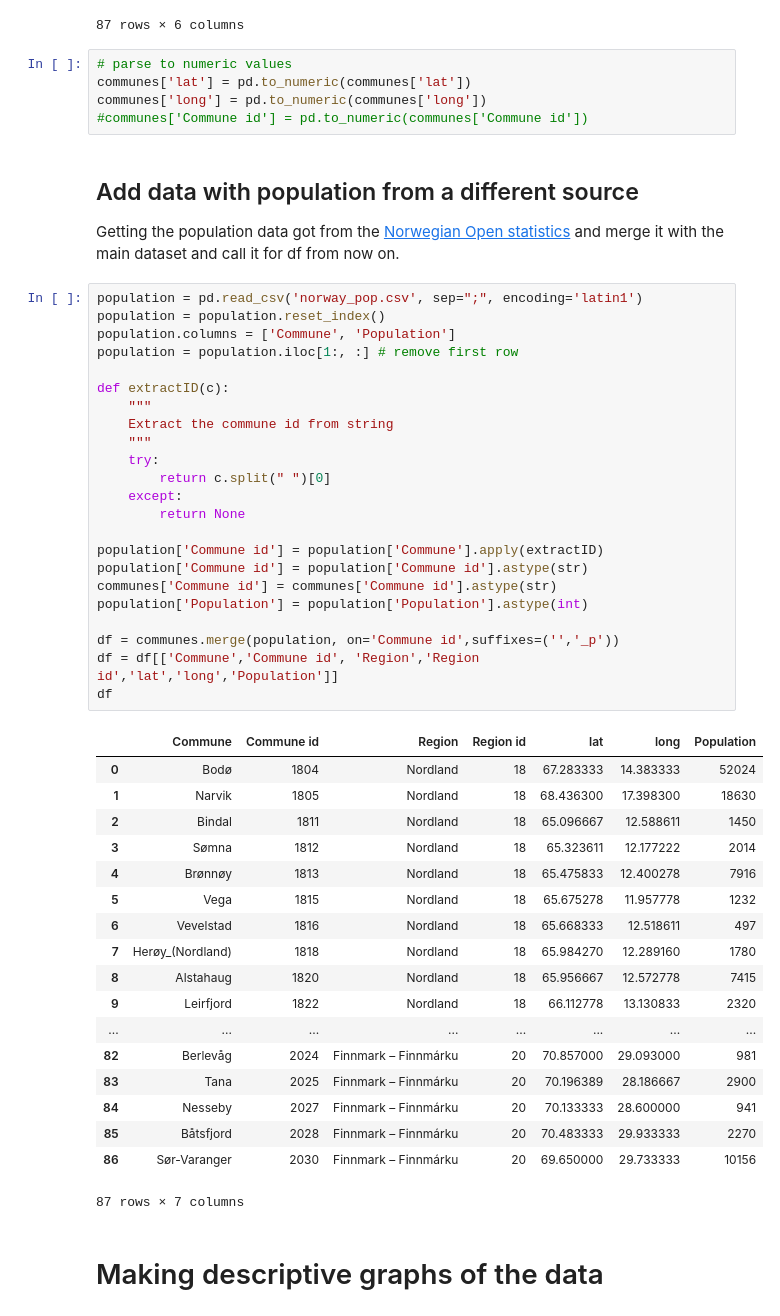
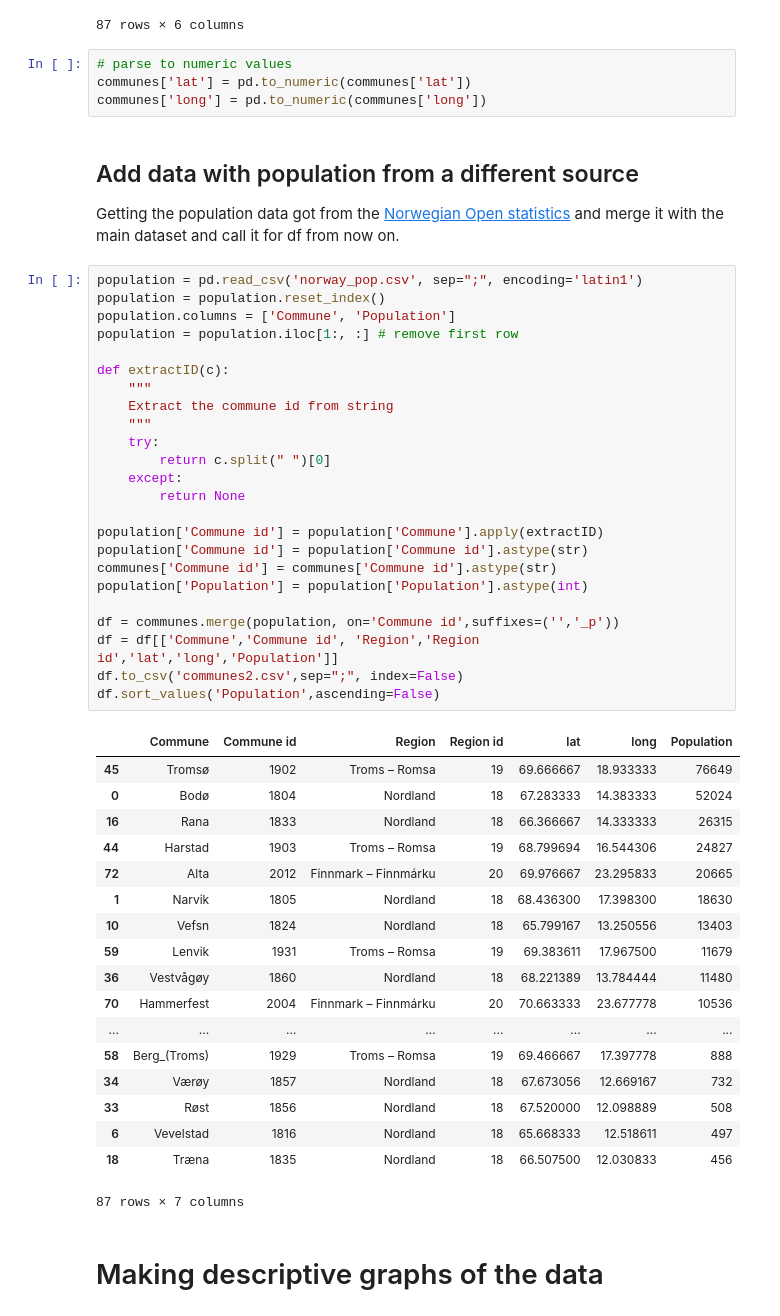
Before and after one commit to perhenrik90/Coursera_Capstone, a Jupyter notebook: getting_data.ipynb, the cells around one changed output. Saved outputs shown, nothing was run; the diff lists cells and outputs as text.

```diff
--- a/getting_data.ipynb
+++ b/getting_data.ipynb
@@ -127,51 +127,51 @@ communes # display the list with coordinates
 # parse to numeric values
 communes['lat'] = pd.to_numeric(communes['lat'])
 communes['long'] = pd.to_numeric(communes['long'])
-#communes['Commune id'] = pd.to_numeric(communes['Commune id'])
 # %% [markdown]
 ## Add data with population from a different source
 Getting the population data got from the [Norwegian Open statistics](https://www.ssb.no/befolkning) and merge it with the main dataset and call it for df from now on.
 # %%
 population = pd.read_csv('norway_pop.csv', sep=";", encoding='latin1')
 population = population.reset_index()
 population.columns = ['Commune', 'Population']
 population = population.iloc[1:, :] # remove first row
 
 def extractID(c):
     """
     Extract the commune id from string
     """
     try:
         return c.split(" ")[0]
     except:
         return None
 
 population['Commune id'] = population['Commune'].apply(extractID)
 population['Commune id'] = population['Commune id'].astype(str)
 communes['Commune id'] = communes['Commune id'].astype(str)
 population['Population'] = population['Population'].astype(int)
 
 df = communes.merge(population, on='Commune id',suffixes=('','_p'))
 df = df[['Commune','Commune id', 'Region','Region id','lat','long','Population']]
-df
+df.to_csv('communes2.csv',sep=";", index=False)
+df.sort_values('Population',ascending=False)
 # %% [output]
 |  | Commune | Commune id | Region | Region id | lat | long | Population |
+| 45 | Tromsø | 1902 | Troms – Romsa | 19 | 69.666667 | 18.933333 | 76649 |
 | 0 | Bodø | 1804 | Nordland | 18 | 67.283333 | 14.383333 | 52024 |
+| 16 | Rana | 1833 | Nordland | 18 | 66.366667 | 14.333333 | 26315 |
+| 44 | Harstad | 1903 | Troms – Romsa | 19 | 68.799694 | 16.544306 | 24827 |
+| 72 | Alta | 2012 | Finnmark – Finnmárku | 20 | 69.976667 | 23.295833 | 20665 |
 | 1 | Narvik | 1805 | Nordland | 18 | 68.436300 | 17.398300 | 18630 |
-| 2 | Bindal | 1811 | Nordland | 18 | 65.096667 | 12.588611 | 1450 |
-| 3 | Sømna | 1812 | Nordland | 18 | 65.323611 | 12.177222 | 2014 |
-| 4 | Brønnøy | 1813 | Nordland | 18 | 65.475833 | 12.400278 | 7916 |
-| 5 | Vega | 1815 | Nordland | 18 | 65.675278 | 11.957778 | 1232 |
+| 10 | Vefsn | 1824 | Nordland | 18 | 65.799167 | 13.250556 | 13403 |
+| 59 | Lenvik | 1931 | Troms – Romsa | 19 | 69.383611 | 17.967500 | 11679 |
+| 36 | Vestvågøy | 1860 | Nordland | 18 | 68.221389 | 13.784444 | 11480 |
+| 70 | Hammerfest | 2004 | Finnmark – Finnmárku | 20 | 70.663333 | 23.677778 | 10536 |
+| ... | ... | ... | ... | ... | ... | ... | ... |
+| 58 | Berg_(Troms) | 1929 | Troms – Romsa | 19 | 69.466667 | 17.397778 | 888 |
+| 34 | Værøy | 1857 | Nordland | 18 | 67.673056 | 12.669167 | 732 |
+| 33 | Røst | 1856 | Nordland | 18 | 67.520000 | 12.098889 | 508 |
 | 6 | Vevelstad | 1816 | Nordland | 18 | 65.668333 | 12.518611 | 497 |
-| 7 | Herøy_(Nordland) | 1818 | Nordland | 18 | 65.984270 | 12.289160 | 1780 |
-| 8 | Alstahaug | 1820 | Nordland | 18 | 65.956667 | 12.572778 | 7415 |
-| 9 | Leirfjord | 1822 | Nordland | 18 | 66.112778 | 13.130833 | 2320 |
-| ... | ... | ... | ... | ... | ... | ... | ... |
-| 82 | Berlevåg | 2024 | Finnmark – Finnmárku | 20 | 70.857000 | 29.093000 | 981 |
-| 83 | Tana | 2025 | Finnmark – Finnmárku | 20 | 70.196389 | 28.186667 | 2900 |
-| 84 | Nesseby | 2027 | Finnmark – Finnmárku | 20 | 70.133333 | 28.600000 | 941 |
-| 85 | Båtsfjord | 2028 | Finnmark – Finnmárku | 20 | 70.483333 | 29.933333 | 2270 |
-| 86 | Sør-Varanger | 2030 | Finnmark – Finnmárku | 20 | 69.650000 | 29.733333 | 10156 |
+| 18 | Træna | 1835 | Nordland | 18 | 66.507500 | 12.030833 | 456 |
 87 rows × 7 columns
 # %% [markdown]
 # Making descriptive graphs of the data
```
Also changed, not shown: parts of 3 cells of this notebook, 5 other files.
